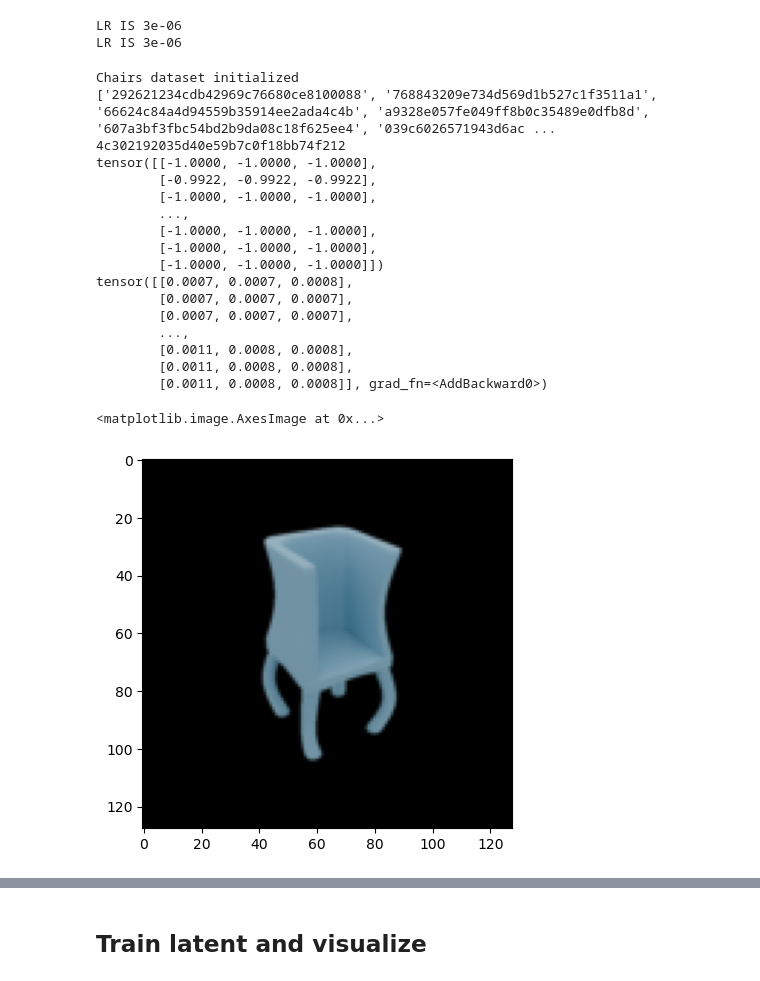
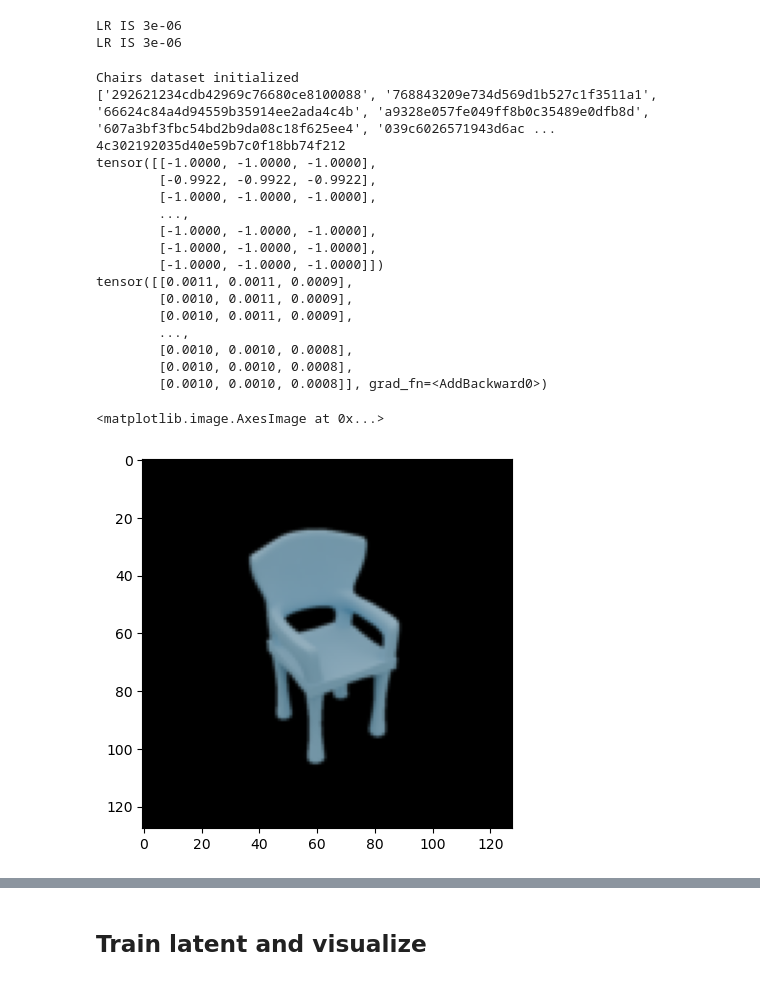
Before and after one commit to royvelich/functa, a Jupyter notebook: visualization.ipynb, the cells around one changed output, grey strips where cells are left out. Cells and saved outputs as stored; diff of their text form; code cells hidden in the pictures.

```diff
--- a/visualization.ipynb
+++ b/visualization.ipynb
@@ -14,7 +14,7 @@ modulation_size = 256
 hidden_features = 512
 hidden_layers = 15
 # Load the checkpoint
-checkpoint_path = "checkpoints/meta_learning_canonical_chairs_one_angle_hidden_layers_15_modsize_256_dim_128_multistep_lr_3e-6_hidden_features_512/last.ckpt"
+checkpoint_path = "/home/arkadi.piven/Code/functa/checkpoints/meta_learning_canonical_chairs_one_angle_hidden_layers_15_modsize_256_dim_128_multistep_lr_3e-6_hidden_features_512/last.ckpt"
 model = model.load_from_checkpoint(checkpoint_path, in_features=2, hidden_features=hidden_features, hidden_layers=hidden_layers, modulation_size=modulation_size, out_features=3, outermost_linear=True, first_omega_0=30, hidden_omega_0=30.)
 # %% [output]
 LR IS 3e-06
@@ -30,46 +30,46 @@ from PIL import Image
 # Define the grid
 chairs = ChairsDatamodule(path="/home/arkadi.piven/Code/functa/rendered/chair", dim=dim, batch_size=1)
 transform = T.ToPILImage()
-coords, pixels = chairs.train_dataset[0]
+coords, pixels = chairs.train_dataset[27]
 print(chairs.train_dataset.get_chair_name_by_idx(6))
 coords = get_mgrid(representation_dim, 2)
 print(pixels)
 pixels = pixels * 0.5 + 0.5
 # # Pass the coordinates through the model
 model.phi.data = torch.zeros(modulation_size)
 output = model(coords)
 output = output * 0.5 + 0.5
 print(output)
 
 
 # Reshape the output to (512, 512, 3)
 # print(output.shape)
 
 # # Plot the image
 
 plt.imshow(pixels.view(dim,dim,3).detach().numpy())
 
 # plt.show()
 # %% [output]
 Chairs dataset initialized
 ['292621234cdb42969c76680ce8100088', '768843209e734d569d1b527c1f3511a1', '66624c84a4d94559b35914ee2ada4c4b', 'a9328e057fe049ff8b0c35489e0dfb8d', '607a3bf3fbc54bd2b9da08c18f625ee4', '039c6026571943d6ac ...
 4c302192035d40e59b7c0f18bb74f212
 tensor([[-1.0000, -1.0000, -1.0000],
         [-0.9922, -0.9922, -0.9922],
         [-1.0000, -1.0000, -1.0000],
         ...,
         [-1.0000, -1.0000, -1.0000],
         [-1.0000, -1.0000, -1.0000],
         [-1.0000, -1.0000, -1.0000]])
-tensor([[0.0007, 0.0007, 0.0008],
-        [0.0007, 0.0007, 0.0007],
-        [0.0007, 0.0007, 0.0007],
+tensor([[0.0011, 0.0011, 0.0009],
+        [0.0010, 0.0011, 0.0009],
+        [0.0010, 0.0011, 0.0009],
         ...,
-        [0.0011, 0.0008, 0.0008],
-        [0.0011, 0.0008, 0.0008],
-        [0.0011, 0.0008, 0.0008]], grad_fn=<AddBackward0>)
+        [0.0010, 0.0010, 0.0008],
+        [0.0010, 0.0010, 0.0008],
+        [0.0010, 0.0010, 0.0008]], grad_fn=<AddBackward0>)
 <matplotlib.image.AxesImage at 0x...>
-[figure, old version]
+[figure, new version]
 # %%
 # Output base weights
 plt.imshow(output.view(representation_dim,representation_dim,3).detach().numpy())
```
Also changed, not shown: parts of 2 cells of this notebook, 7 other files.
